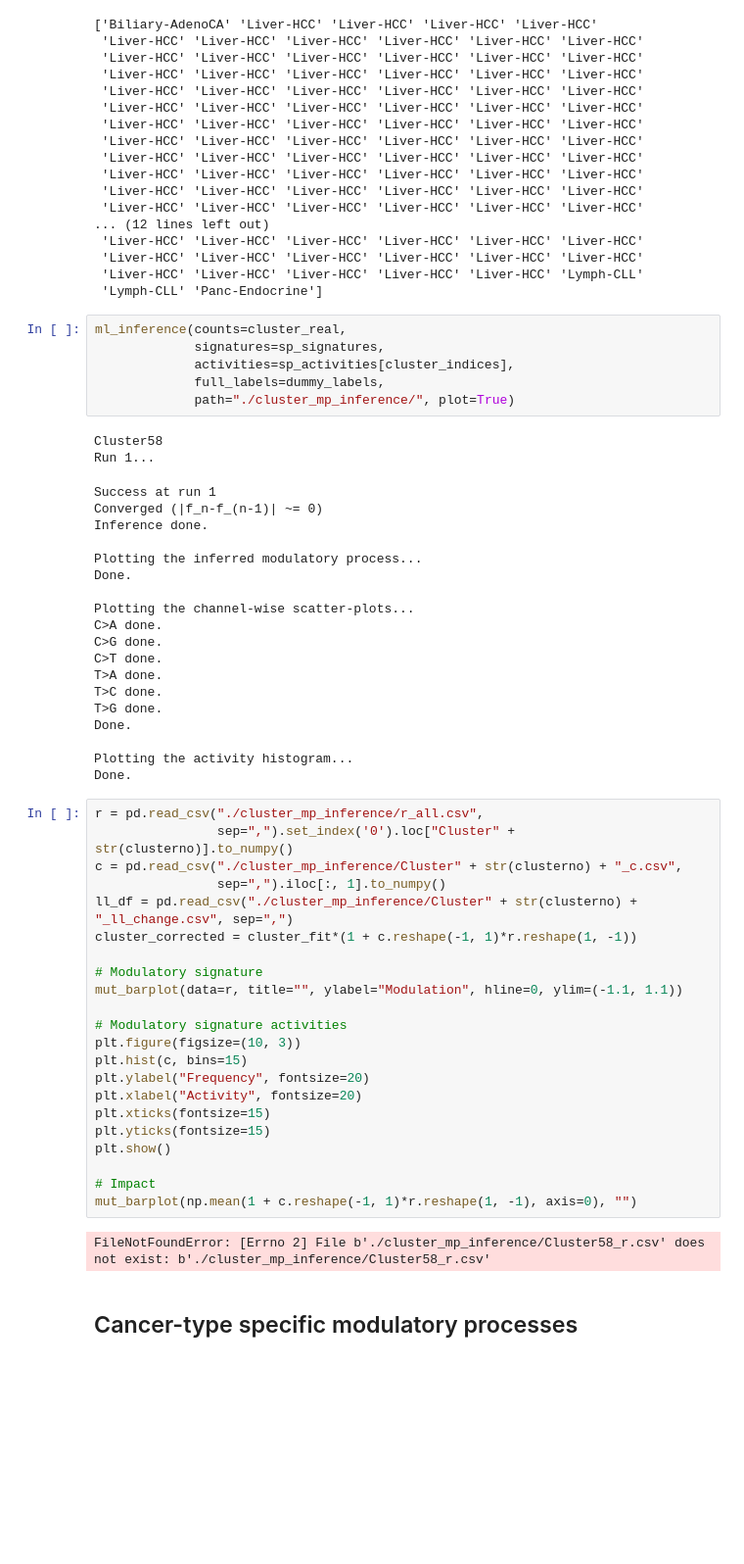
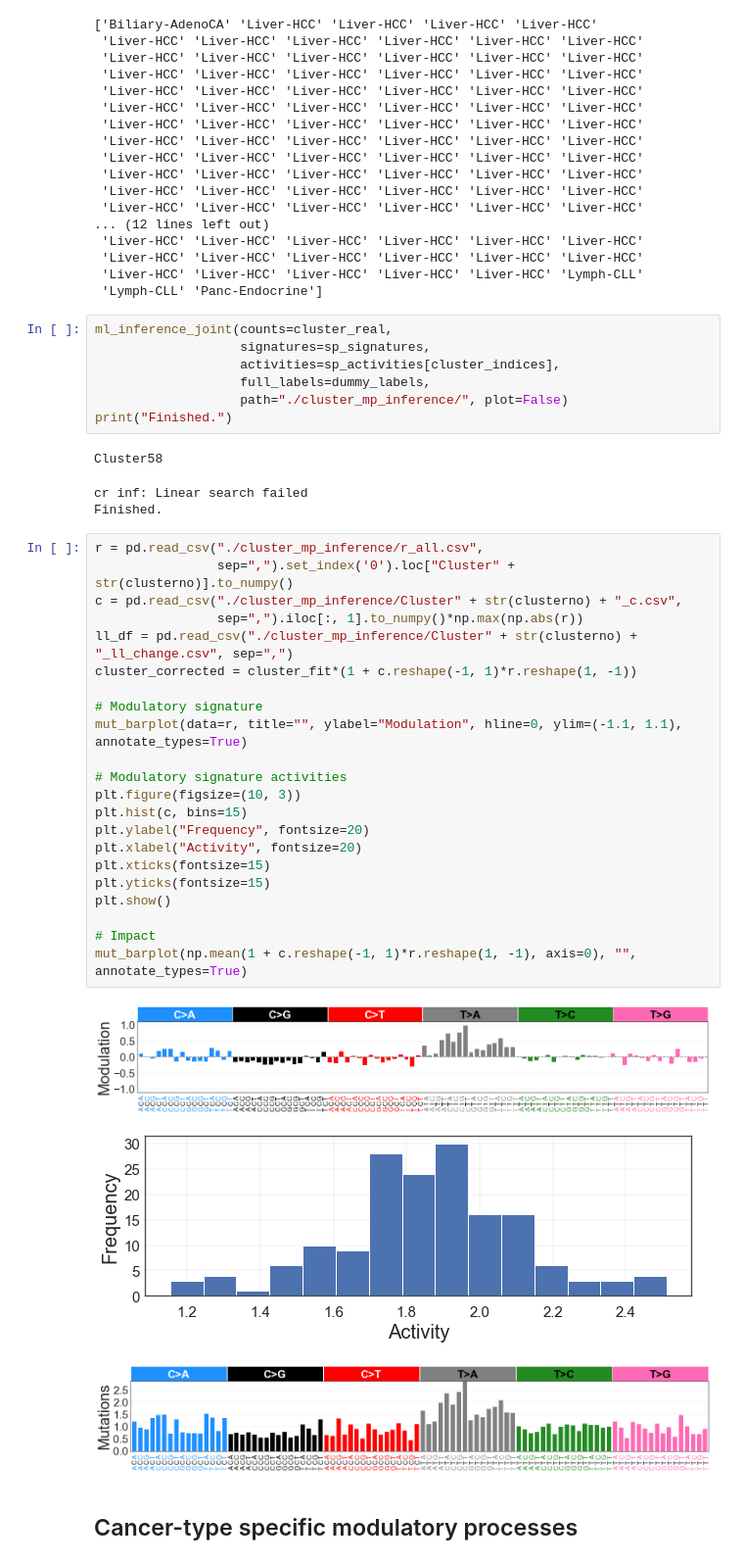
Before and after one commit to dovydask/mp_sig, a Jupyter notebook: mp_sig.ipynb, the cells around one changed output. Shown at 98% size. Drawn from its saved outputs; the diff is of its cells as text; blank space fills up the shorter version.

```diff
--- a/mp_sig.ipynb
+++ b/mp_sig.ipynb
@@ -486,56 +527,42 @@ dummy_labels = np.array(["Cluster" + str(clusterno) + "::sample" + str(i) for i
  'Liver-HCC' 'Liver-HCC' 'Liver-HCC' 'Liver-HCC' 'Liver-HCC' 'Lymph-CLL'
  'Lymph-CLL' 'Panc-Endocrine']
 # %%
-ml_inference(counts=cluster_real,
-             signatures=sp_signatures,
-             activities=sp_activities[cluster_indices],
-             full_labels=dummy_labels,
-             path="./cluster_mp_inference/", plot=True)
+ml_inference_joint(counts=cluster_real,
+                   signatures=sp_signatures,
+                   activities=sp_activities[cluster_indices],
+                   full_labels=dummy_labels,
+                   path="./cluster_mp_inference/", plot=False)
+print("Finished.")
 # %% [output]
 Cluster58
-Run 1...
-Success at run 1
-Converged (|f_n-f_(n-1)| ~= 0)
-Inference done.
-
-Plotting the inferred modulatory process...
-Done.
-
-Plotting the channel-wise scatter-plots...
-C>A done.
-C>G done.
-C>T done.
-T>A done.
-T>C done.
-T>G done.
-Done.
-
-Plotting the activity histogram...
-Done.
+cr inf: Linear search failed
+Finished.
 # %%
 r = pd.read_csv("./cluster_mp_inference/r_all.csv",
                 sep=",").set_index('0').loc["Cluster" + str(clusterno)].to_numpy()
 c = pd.read_csv("./cluster_mp_inference/Cluster" + str(clusterno) + "_c.csv",
-                sep=",").iloc[:, 1].to_numpy()
+                sep=",").iloc[:, 1].to_numpy()*np.max(np.abs(r))
 ll_df = pd.read_csv("./cluster_mp_inference/Cluster" + str(clusterno) + "_ll_change.csv", sep=",")
 cluster_corrected = cluster_fit*(1 + c.reshape(-1, 1)*r.reshape(1, -1))
 
 # Modulatory signature
-mut_barplot(data=r, title="", ylabel="Modulation", hline=0, ylim=(-1.1, 1.1))
+mut_barplot(data=r, title="", ylabel="Modulation", hline=0, ylim=(-1.1, 1.1), annotate_types=True)
 
 # Modulatory signature activities
 plt.figure(figsize=(10, 3))
 plt.hist(c, bins=15)
 plt.ylabel("Frequency", fontsize=20)
 plt.xlabel("Activity", fontsize=20)
 plt.xticks(fontsize=15)
 plt.yticks(fontsize=15)
 plt.show()
 
 # Impact
-mut_barplot(np.mean(1 + c.reshape(-1, 1)*r.reshape(1, -1), axis=0), "")
+mut_barplot(np.mean(1 + c.reshape(-1, 1)*r.reshape(1, -1), axis=0), "", annotate_types=True)
 # %% [output]
-FileNotFoundError: [Errno 2] File b'./cluster_mp_inference/Cluster58_r.csv' does not exist: b'./cluster_mp_inference/Cluster58_r.csv'
+[figure, added]
+[figure, added]
+[figure, added]
 # %% [markdown]
  ## Cancer-type specific modulatory processes
 # %%
```
Also changed, not shown: parts of 17 cells of this notebook, 5 other files.
